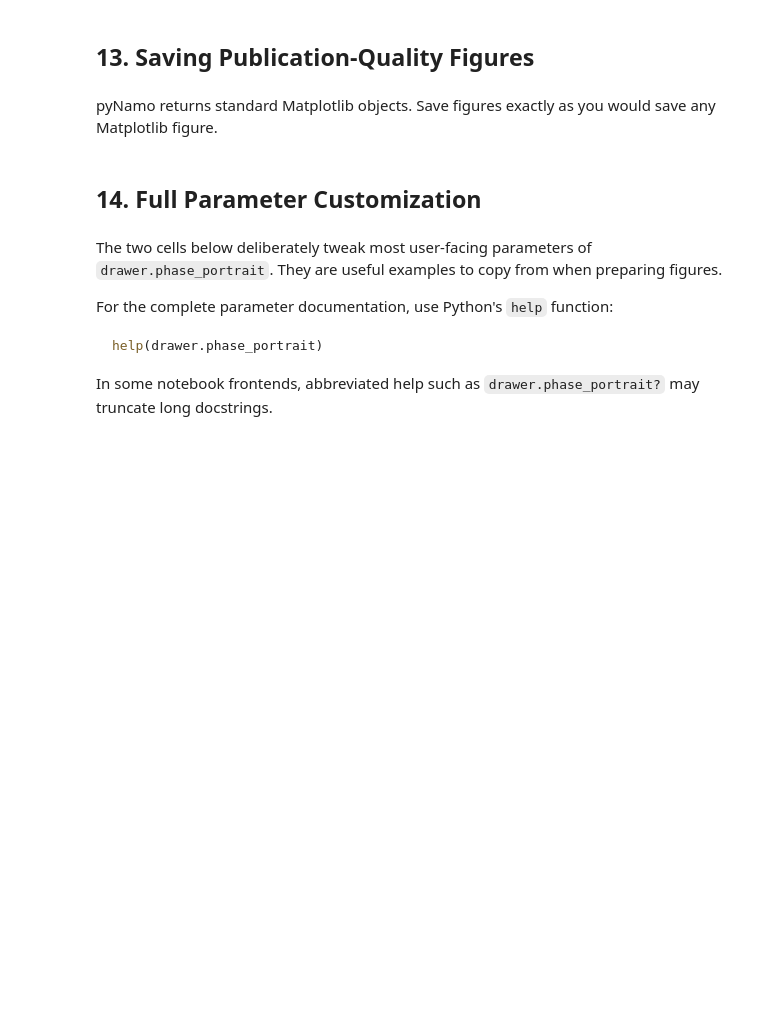
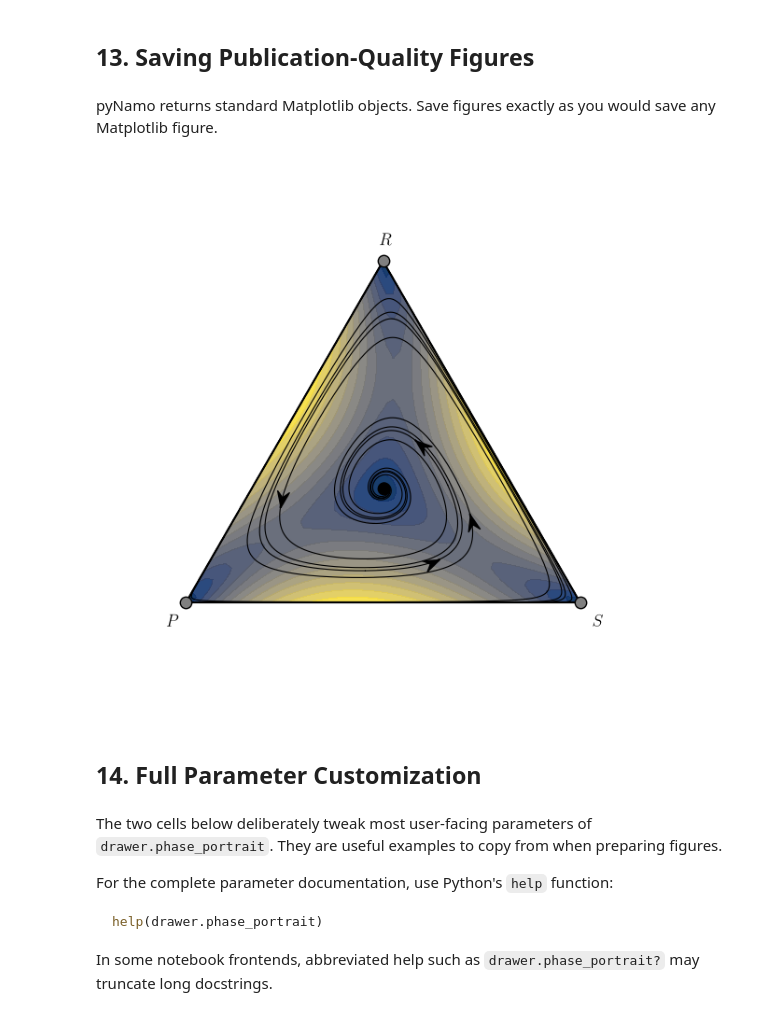
Before and after one commit to SlimaneD/pynamo, a Jupyter notebook: tutorial.ipynb, the cells around one changed output. Cells and saved outputs as stored; diff of their text form; code cells hidden in the pictures; blank space fills up the shorter version.

```diff
--- a/tutorial.ipynb
+++ b/tutorial.ipynb
@@ -607,13 +670,17 @@ pyNamo returns standard Matplotlib objects. Save figures exactly as you would sa
 # %%
 fig, ax = drawer.phase_portrait(
     examples.games.good_rps,
     speed_cmap=plt.cm.cividis,
     trajectory_color="black",
 )
 
+ax.set_title("")
+
 fig.savefig("good_rps_replicator_dynamics.svg", bbox_inches="tight")
 fig.savefig("good_rps_replicator_dynamics.pdf", bbox_inches="tight")
 plt.show()
+# %% [output]
+[figure, added]
 # %% [markdown]
 ## 14. Full Parameter Customization
 # %% [markdown]
```
Also changed, not shown: parts of 20 cells of this notebook, 7 other files.
